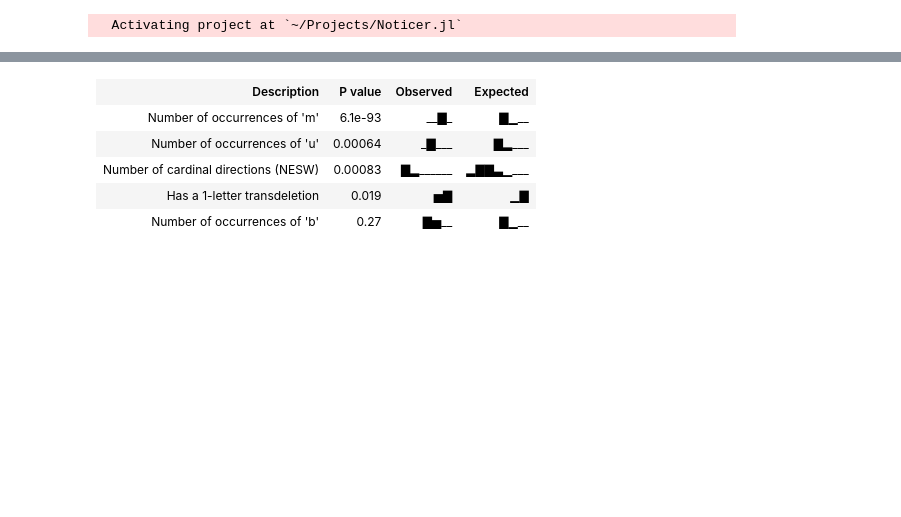
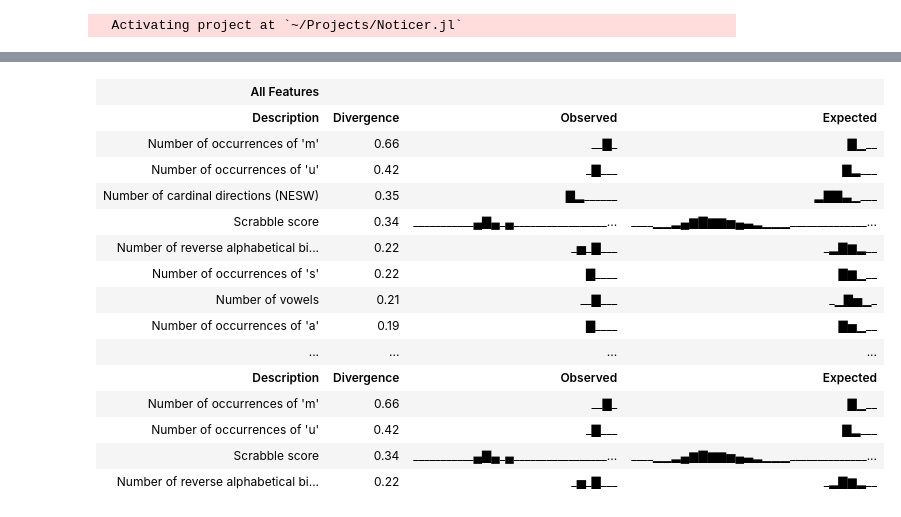
Before and after one commit to rdeits/Noticer.jl, a Jupyter notebook: noticer.ipynb, the cells around one changed output, grey strips where cells are left out. Drawn from its saved outputs; the diff is of its cells as text; code cells hidden in the pictures; blank space fills up the shorter version.

Commit message:
use js divergence for slightly better ranking, and add HTML reports

```diff
--- a/noticer.ipynb
+++ b/noticer.ipynb
@@ -23,24 +20,34 @@ end
 # %%
 features = all_features();
 model = Model(features, words)
 
 answers = lowercase.(split("""
         mumble
         tummy
         mumford
         bomgum
         mumy
         """))
 results = evaluate(model, answers)
 @test description(first(results)) == "Number of occurrences of 'm'"
-results[1:5]
+Report(results)
 # %% [output]
-| Description | P value | Observed | Expected |
-| Number of occurrences of 'm' | 6.1e-93 | __▇_ | ▇▁__ |
-| Number of occurrences of 'u' | 0.00064 | _▇___ | ▇▂___ |
-| Number of cardinal directions (NESW) | 0.00083 | ▇▂______ | ▂▇▇▃▁___ |
-| Has a 1-letter transdeletion | 0.019 | ▅▇ | ▁▇ |
-| Number of occurrences of 'b' | 0.27 | ▇▅__ | ▇▁__ |
+| All Features |  |  |  |
+| Description | Divergence | Observed | Expected |
+| Number of occurrences of 'm' | 0.66 | __▇_ | ▇▁__ |
+| Number of occurrences of 'u' | 0.42 | _▇___ | ▇▂___ |
+| Number of cardinal directions (NESW) | 0.35 | ▇▂______ | ▂▇▇▃▁___ |
+| Scrabble score | 0.34 | ___________▄▇▄_▄_________________... | ____▁▁▂▄▆▇▆▆▅▄▃▂▁▁▁______________... |
+| Number of reverse alphabetical bi... | 0.22 | _▅_▇___ | _▂▇▆▂__ |
+| Number of occurrences of 's' | 0.22 | ▇____ | ▇▆▁__ |
+| Number of vowels | 0.21 | __▇___ | _▁▇▅▁_ |
+| Number of occurrences of 'a' | 0.19 | ▇____ | ▇▅▁__ |
+| ... | ... | ... | ... |
+| Description | Divergence | Observed | Expected |
+| Number of occurrences of 'm' | 0.66 | __▇_ | ▇▁__ |
+| Number of occurrences of 'u' | 0.42 | _▇___ | ▇▂___ |
+| Scrabble score | 0.34 | ___________▄▇▄_▄_________________... | ____▁▁▂▄▆▇▆▆▅▄▃▂▁▁▁______________... |
+| Number of reverse alphabetical bi... | 0.22 | _▅_▇___ | _▂▇▆▂__ |
 # %%
 # http://web.mit.edu/puzzle/www/2015/puzzle/school_of_fish_meta/
 # @testset "school of fish meta" begin
```
Also changed, not shown: parts of 31 cells of this notebook, 14 other files.
